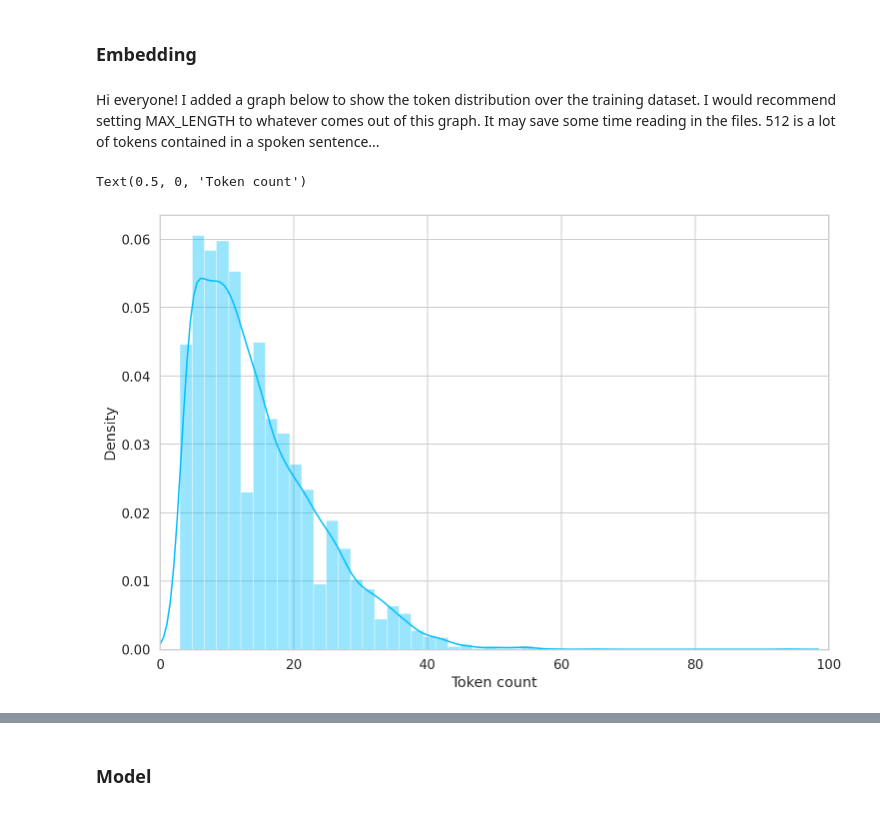
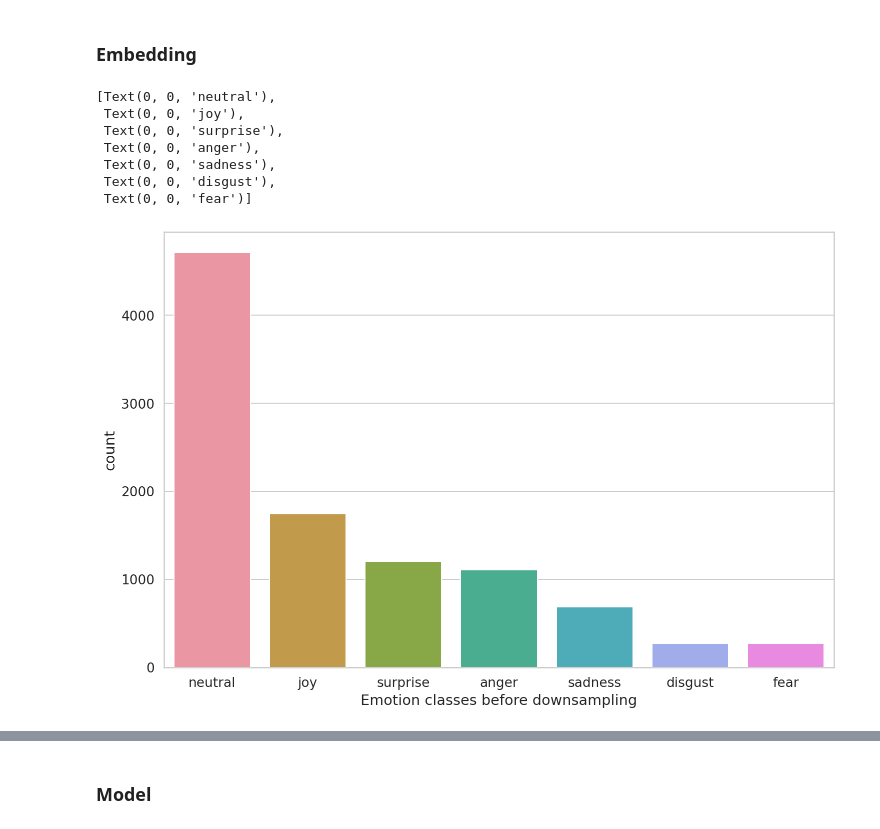
Before and after one commit to tae898/erc, a Jupyter notebook: examples/colab/4.ERC-MELD-colab.ipynb, the cells around one changed output, grey strips where cells are left out. Saved outputs shown, nothing was run; the diff lists cells and outputs as text; code cells hidden in the pictures.

```diff
--- a/examples/colab/4.ERC-MELD-colab.ipynb
+++ b/examples/colab/4.ERC-MELD-colab.ipynb
@@ -406,56 +432,59 @@ device = 'cuda' if cuda.is_available() else 'cpu'
 # %% [markdown]
 ### Embedding
 # %%
+import matplotlib.pyplot as plt
+from pylab import rcParams
+import seaborn as sns
 import pandas as pd
 import numpy as np
 import requests
 import io
+
+%matplotlib inline
+%config InlineBackend.figure_format='retina'
+
+sns.set(style='whitegrid', palette='muted', font_scale=1.2)
+HAPPY_COLORS_PALETTE = ["#01BEFE", "#FFDD00", "#FF7D00", "#FF006D", "#ADFF02", "#8F00FF"]
+sns.set_palette(sns.color_palette(HAPPY_COLORS_PALETTE))
+rcParams['figure.figsize'] = 12, 8
 
 # Download data
 download_train = requests.get('https://raw.githubusercontent.com/declare-lab/MELD/master/data/MELD/train_sent_emo.csv').content
 download_val = requests.get('https://raw.githubusercontent.com/declare-lab/MELD/master/data/MELD/dev_sent_emo.csv').content
 download_test = requests.get('https://raw.githubusercontent.com/declare-lab/MELD/master/data/MELD/test_sent_emo.csv').content
 
 # Create frames
 df_train = pd.read_csv(io.StringIO(download_train.decode('utf-8')))
 df_val = pd.read_csv(io.StringIO(download_val.decode('utf-8')))
 df_test = pd.read_csv(io.StringIO(download_test.decode('utf-8')))
 
-# Decrease the number of neutral instance
-# 9989 -> 8279
-df_train_neutral = df_train[df_train.Emotion == 'neutral']
-df_train_neutral = df_train_neutral.sample(n=len(df_train_neutral)-2000)
-# df_train_neutral.head()
-df_train_neutral_ind = df_train_neutral.index
-df_train = df_train.drop(index=df_train_neutral_ind).reset_index()
-df_train.Emotion.value_counts()
-
+# Declare class names
 class_names = [
     'neutral', 'joy', 'surprise', 'anger', 'sadness', 'disgust', 'fear'
 ]
 
 def transform_labels(emotion):
     if emotion == 'neutral': return 0
     elif emotion == 'joy': return 1
     elif emotion == 'surprise': return 2
     elif emotion == 'anger': return 3
     elif emotion == 'sadness': return 4
     elif emotion == 'disgust': return 5
     elif emotion == 'fear': return 6
 
 df_train['enc_emotion'] = df_train.Emotion.apply(transform_labels)
 df_val['enc_emotion'] = df_val.Emotion.apply(transform_labels)
 df_test['enc_emotion'] = df_test.Emotion.apply(transform_labels)
 
-# Defining some key variables that will be used later on in the training
-MAX_LEN = 256
-BATCH_SIZE = 16
-TRAIN_BATCH_SIZE = 16
-VALID_BATCH_SIZE = 16
-# MODEL_NAME = "roberta-large"
-MODEL_NAME = "roberta-base"
-LEARNING_RATE = 2e-05
-tokenizer = RobertaTokenizer.from_pretrained(MODEL_NAME, truncation=True, do_lower_case=True)
+ax = sns.countplot(x=df_train.enc_emotion)
+plt.xlabel('Emotion classes before downsampling')
+ax.set_xticklabels(class_names)
+# %% [output]
+[Text(0, 0, 'neutral'),
+ Text(0, 0, 'joy'),
+ Text(0, 0, 'surprise'),
+ Text(0, 0, 'anger'),
+ Text(0, 0, 'sadness'),
+ Text(0, 0, 'disgust'),
+ Text(0, 0, 'fear')]
+[figure, added]
-# %% [markdown]
-Hi everyone!
-I added a graph below to show the token distribution over the training dataset. I would recommend setting MAX_LENGTH to whatever comes out of this graph. It may save some time reading in the files. 512 is a lot of tokens contained in a spoken sentence...
@@ -479,7 +490,0 @@ for txt in df_train.Utterance:
-# %%
-sns.distplot(token_lens)
-plt.xlim([0, 100]);
-plt.xlabel('Token count')
-# %% [output]
-Text(0.5, 0, 'Token count')
-[figure, removed]
```
Also changed, not shown: parts of 46 cells of this notebook.
